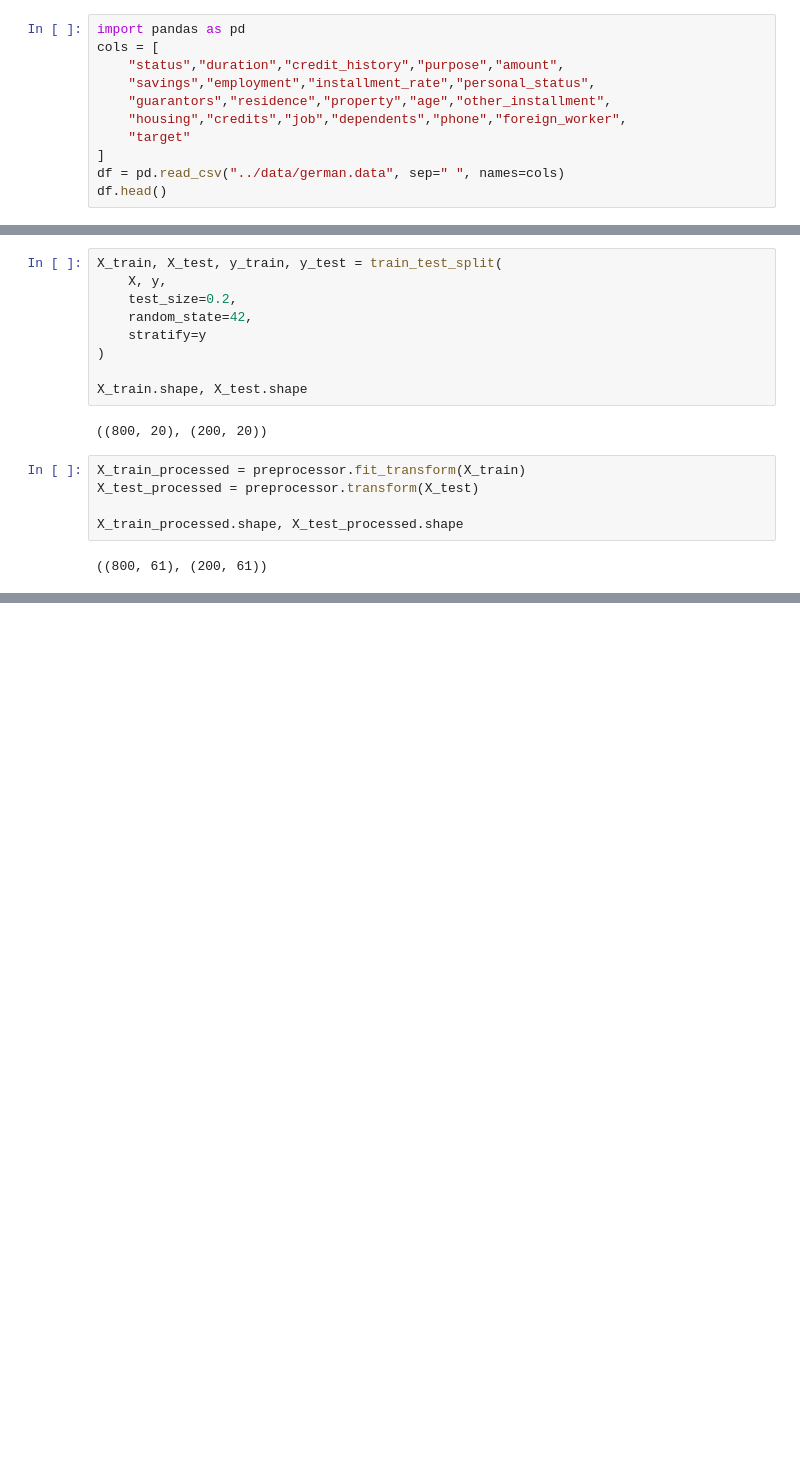
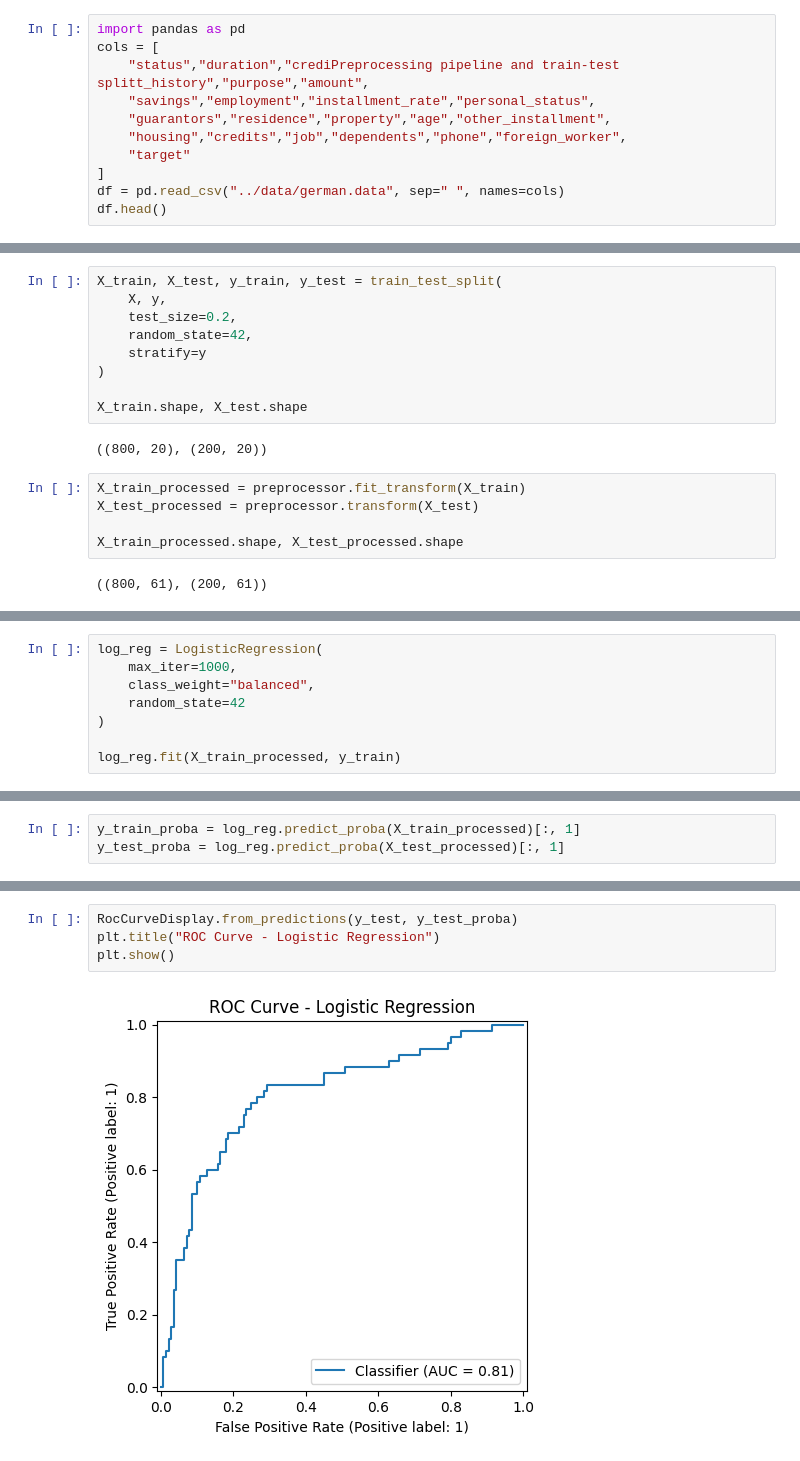
Before and after one commit to avyaktP/uncertainty-ai, a Jupyter notebook: notebooks/data_exploration.ipynb, the cells around one changed output, grey strips where cells are left out. Drawn from its saved outputs; the diff is of its cells as text; blank space fills up the shorter version.

Commit message:
Training and evaluating logistic regression baseline

```diff
--- a/notebooks/data_exploration.ipynb
+++ b/notebooks/data_exploration.ipynb
@@ -1,7 +1,7 @@
 # %%
 import pandas as pd
 cols = [
-    "status","duration","credit_history","purpose","amount",
+    "status","duration","crediPreprocessing pipeline and train-test splitt_history","purpose","amount",
     "savings","employment","installment_rate","personal_status",
     "guarantors","residence","property","age","other_installment",
     "housing","credits","job","dependents","phone","foreign_worker",
@@ -89,0 +100,8 @@ X_train_processed.shape, X_test_processed.shape
+# %%
+log_reg = LogisticRegression(
+    max_iter=1000,
+    class_weight="balanced",
+    random_state=42
+)
+
+log_reg.fit(X_train_processed, y_train)
@@ -89,0 +110,3 @@ X_train_processed.shape, X_test_processed.shape
+# %%
+y_train_proba = log_reg.predict_proba(X_train_processed)[:, 1]
+y_test_proba = log_reg.predict_proba(X_test_processed)[:, 1]
@@ -89,0 +122,6 @@ X_train_processed.shape, X_test_processed.shape
+# %%
+RocCurveDisplay.from_predictions(y_test, y_test_proba)
+plt.title("ROC Curve - Logistic Regression")
+plt.show()
+# %% [output]
+[figure, added]
```
Also changed, not shown: parts of 6 cells of this notebook.
